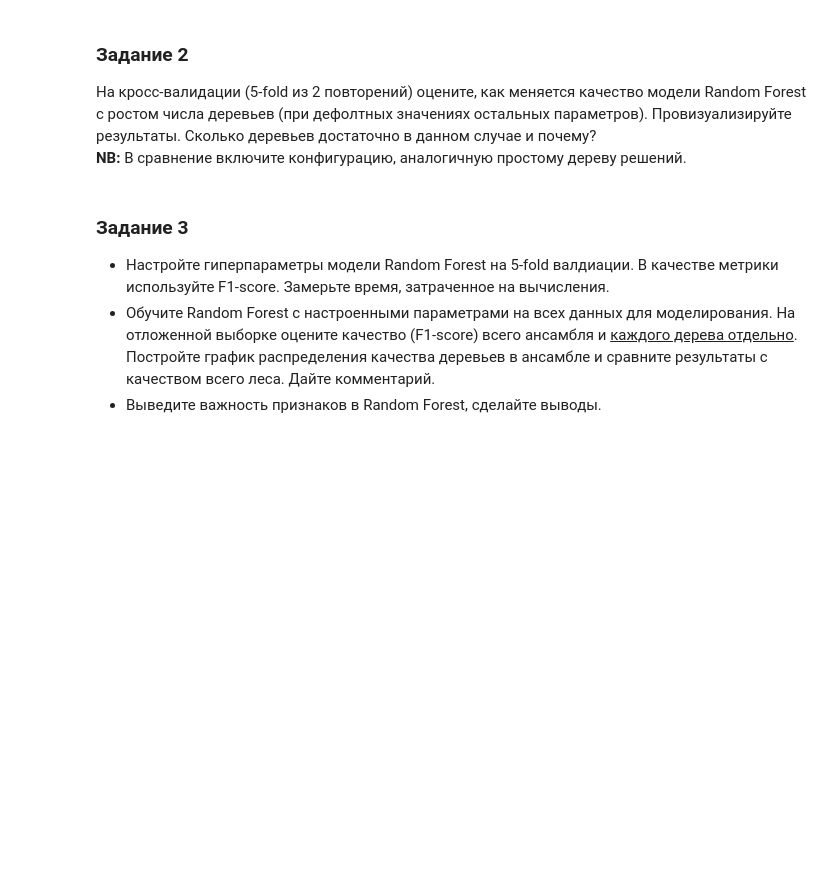
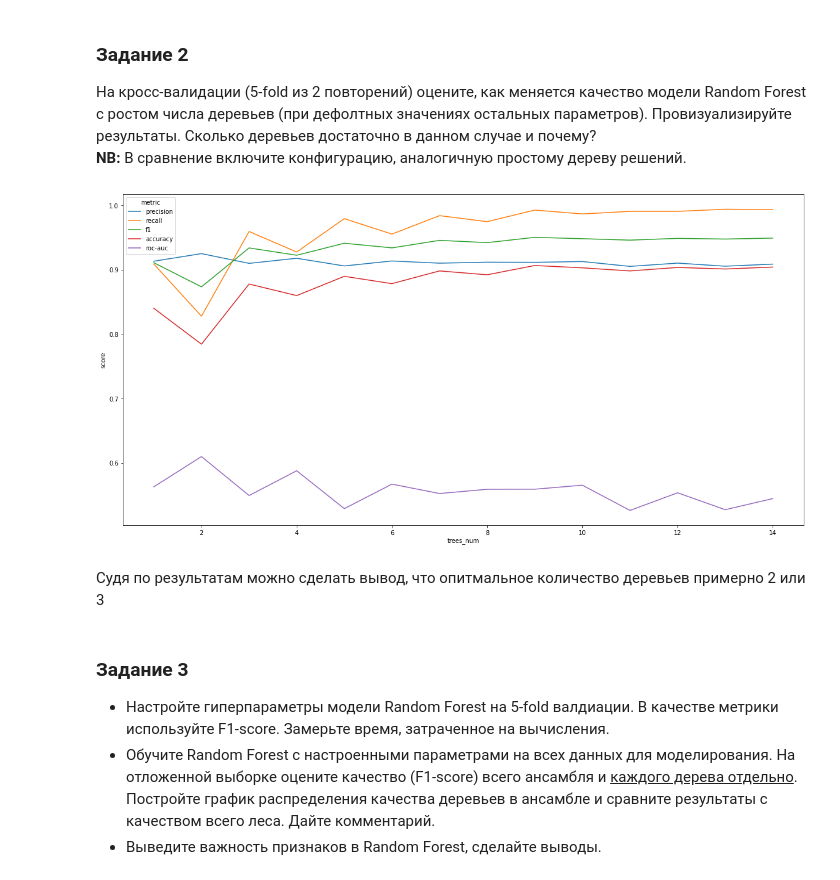
Before and after one commit to ImOsMa/IAD, a Jupyter notebook: Lab4_Supervised/Lab_3.Supervised_Learning.ipynb, the cells around one changed output. Cells and saved outputs as stored; diff of their text form; code cells hidden in the pictures; blank space fills up the shorter version.

Commit message:
add main task

```diff
--- a/Lab4_Supervised/Lab_3.Supervised_Learning.ipynb
+++ b/Lab4_Supervised/Lab_3.Supervised_Learning.ipynb
@@ -315,7 +669,7 @@ print("The best Ridge: ", ridgecv.alpha_)
 # %% [markdown]
 ### With G1
 # %%
-degrees = [2, 3, 4]
+degrees = [2, 3]
 from sklearn.preprocessing import PolynomialFeatures
 from sklearn import linear_model
 # %%
@@ -377,3 +967,38 @@ grid = GridSearchCV()
+# %%
+main_fold = RepeatedStratifiedKFold(n_splits=5, n_repeats=2)
+t_test_num = np.arange(1, 15, 1)
+rows = list()
+
+for tr_num in t_test_num:
+    models_scores = []
+    x_tr = np.array(x_train)
+    y_bin_G3_tr = np.array(y_bin_G3_train)
+    for tr_ind, tst_ind in main_fold.split(x_train, y_bin_G3_train):
+        train_x = x_tr[tr_ind]
+        train_y = y_bin_G3_train.iloc[tr_ind]
+        test_x = x_tr[tst_ind]
+        test_y = y_bin_G3_train.iloc[tst_ind]
+        rand_forest_model = RandomForestClassifier(n_estimators=tr_num)
+        rand_forest_model.fit(train_x, train_y)
+        prediction = rand_forest_model.predict(test_x)
+        models_scores.append(print_class_metrics(test_y, prediction))
+    main_scores = {key: [] for key in models_scores[0].keys()}
+    for example in models_scores:
+        for key, value in example.items():
+            main_scores[key].append(value)
+    for key in main_scores.keys():
+        main_scores[key] = np.mean(main_scores[key])
+        row = (tr_num, main_scores[key], key)
+        rows.append(row)
+trees_data = pd.DataFrame(rows, columns=['trees_num', 'score', 'metric'])
+# %%
+plt.figure(figsize=(20, 10))
+sns.lineplot(data=trees_data, x="trees_num", y="score", hue="metric")
+plt.show()
+# %% [output]
+[figure, added]
+# %% [markdown]
+Судя по результатам можно сделать вывод, что опитмальное количество деревьев примерно 2 или 3
 # %% [markdown]
 ### Задание 3
 
```
Also changed, not shown: parts of 121 cells of this notebook, 1 other file.
